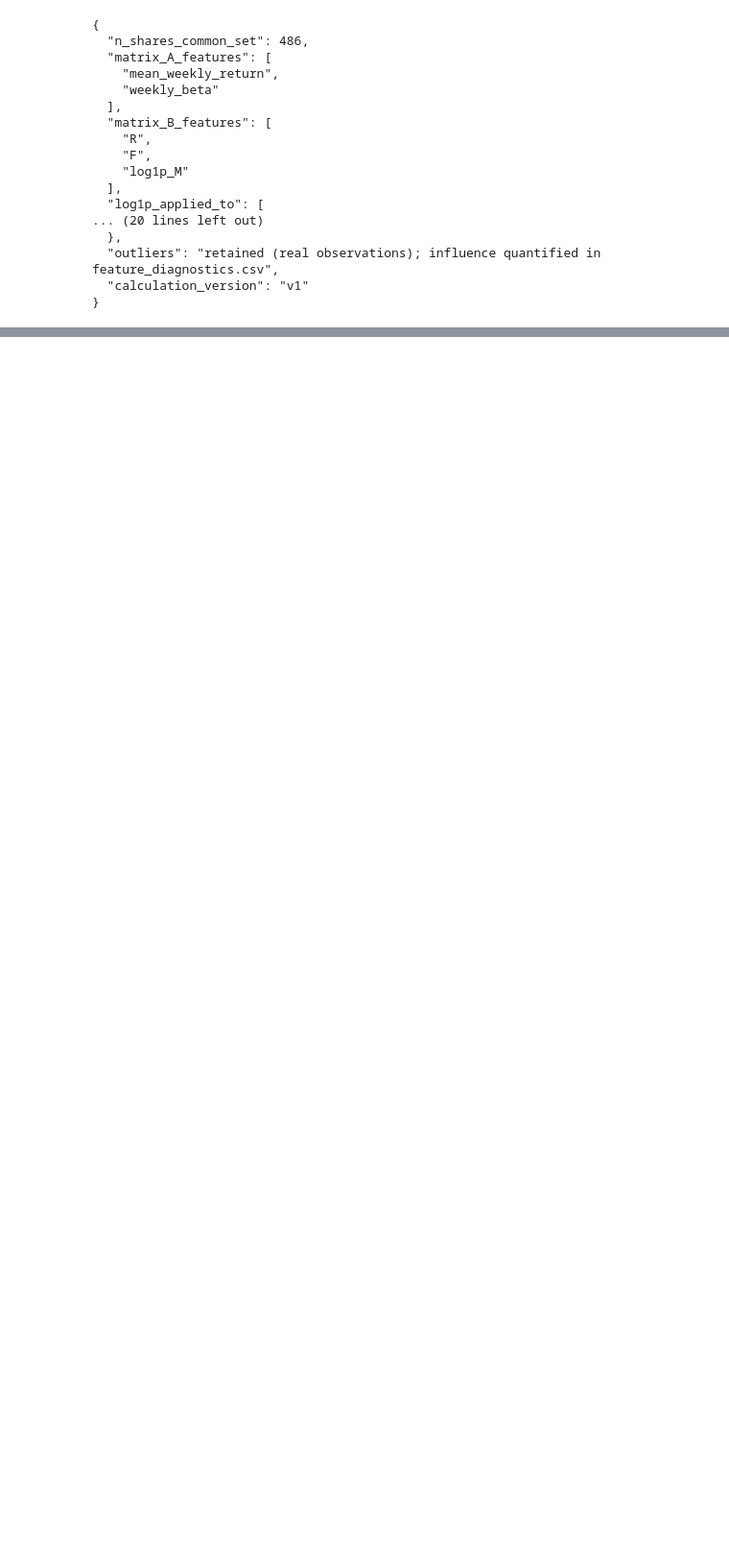
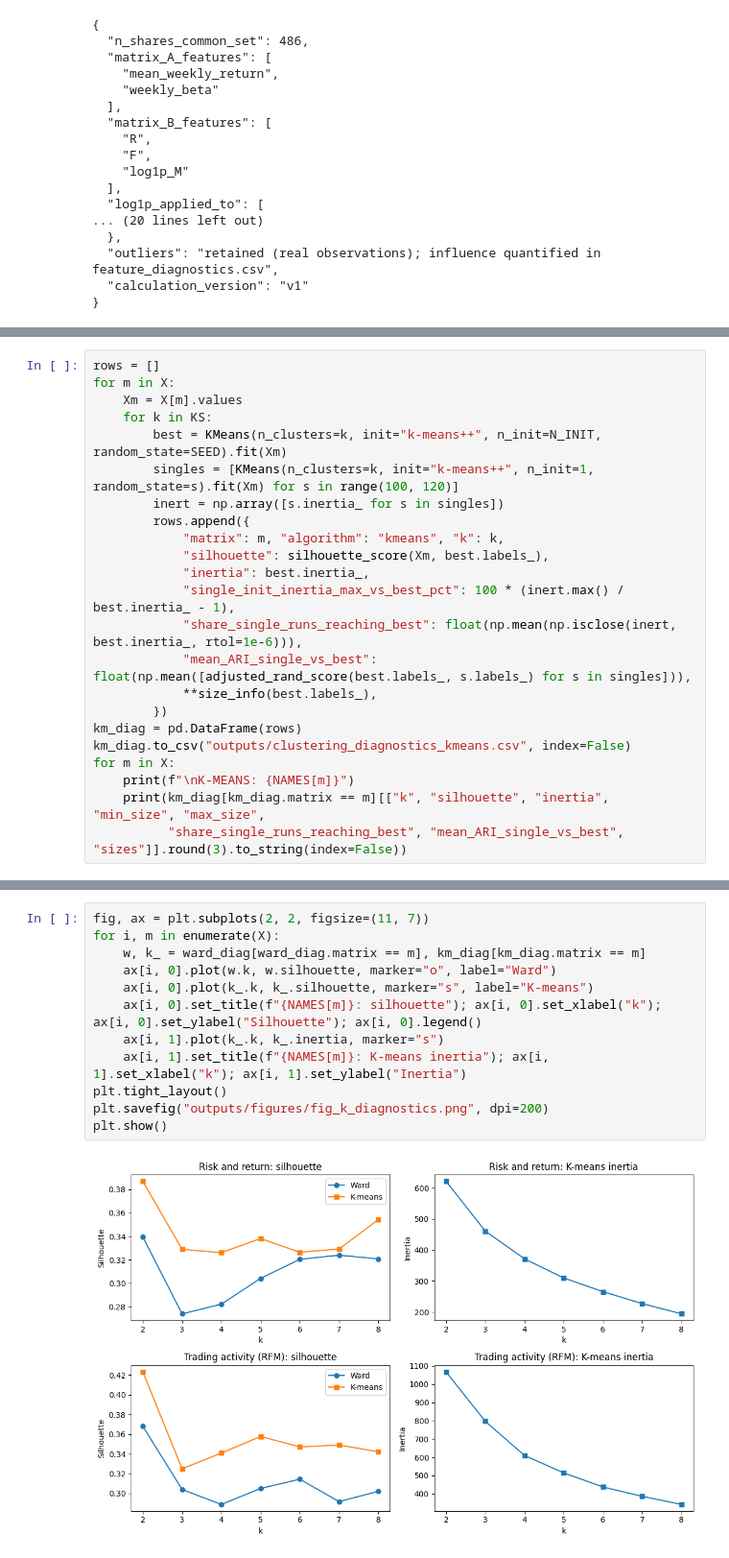
Before and after one commit to nemitha21/S-P500_Stock_Analysis_CWK1, a Jupyter notebook: S&P500_Stock_Analysis_CWK1.ipynb, the cells around one changed output, grey strips where cells are left out. Shown at 96% size. Saved outputs shown, nothing was run; the diff lists cells and outputs as text; blank space fills up the shorter version.

```diff
--- a/S&P500_Stock_Analysis_CWK1.ipynb
+++ b/S&P500_Stock_Analysis_CWK1.ipynb
@@ -1007,0 +1077,23 @@ print(json.dumps(meta, indent=2))
+# %%
+rows = []
+for m in X:
+    Xm = X[m].values
+    for k in KS:
+        best = KMeans(n_clusters=k, init="k-means++", n_init=N_INIT, random_state=SEED).fit(Xm)
+        singles = [KMeans(n_clusters=k, init="k-means++", n_init=1, random_state=s).fit(Xm) for s in range(100, 120)]
+        inert = np.array([s.inertia_ for s in singles])
+        rows.append({
+            "matrix": m, "algorithm": "kmeans", "k": k,
+            "silhouette": silhouette_score(Xm, best.labels_),
+            "inertia": best.inertia_,
+            "single_init_inertia_max_vs_best_pct": 100 * (inert.max() / best.inertia_ - 1),
+            "share_single_runs_reaching_best": float(np.mean(np.isclose(inert, best.inertia_, rtol=1e-6))),
+            "mean_ARI_single_vs_best": float(np.mean([adjusted_rand_score(best.labels_, s.labels_) for s in singles])),
+            **size_info(best.labels_),
+        })
+km_diag = pd.DataFrame(rows)
+km_diag.to_csv("outputs/clustering_diagnostics_kmeans.csv", index=False)
+for m in X:
+    print(f"\nK-MEANS: {NAMES[m]}")
+    print(km_diag[km_diag.matrix == m][["k", "silhouette", "inertia", "min_size", "max_size",
+          "share_single_runs_reaching_best", "mean_ARI_single_vs_best", "sizes"]].round(3).to_string(index=False))
@@ -1007,0 +1120,14 @@ print(json.dumps(meta, indent=2))
+# %%
+fig, ax = plt.subplots(2, 2, figsize=(11, 7))
+for i, m in enumerate(X):
+    w, k_ = ward_diag[ward_diag.matrix == m], km_diag[km_diag.matrix == m]
+    ax[i, 0].plot(w.k, w.silhouette, marker="o", label="Ward")
+    ax[i, 0].plot(k_.k, k_.silhouette, marker="s", label="K-means")
+    ax[i, 0].set_title(f"{NAMES[m]}: silhouette"); ax[i, 0].set_xlabel("k"); ax[i, 0].set_ylabel("Silhouette"); ax[i, 0].legend()
+    ax[i, 1].plot(k_.k, k_.inertia, marker="s")
+    ax[i, 1].set_title(f"{NAMES[m]}: K-means inertia"); ax[i, 1].set_xlabel("k"); ax[i, 1].set_ylabel("Inertia")
+plt.tight_layout()
+plt.savefig("outputs/figures/fig_k_diagnostics.png", dpi=200)
+plt.show()
+# %% [output]
+[figure, added]
```
Also changed, not shown: parts of 13 cells of this notebook.
